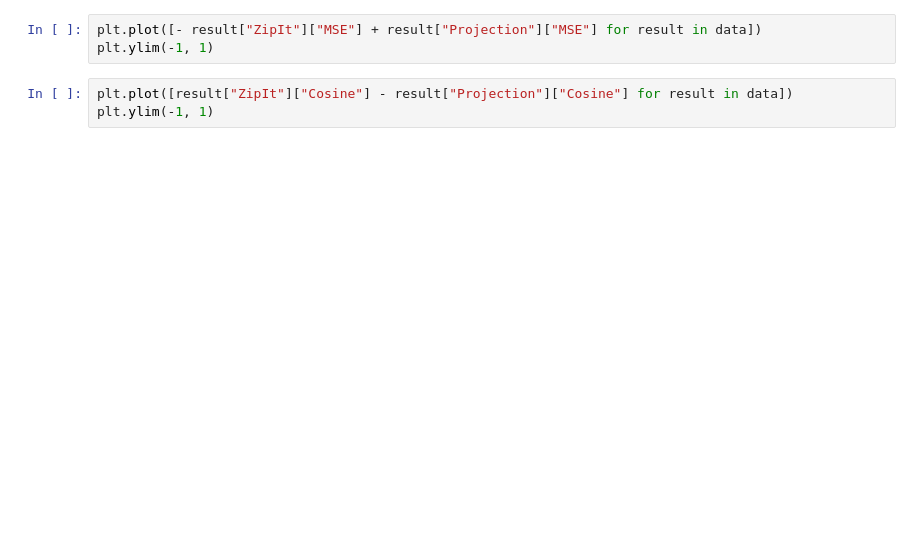
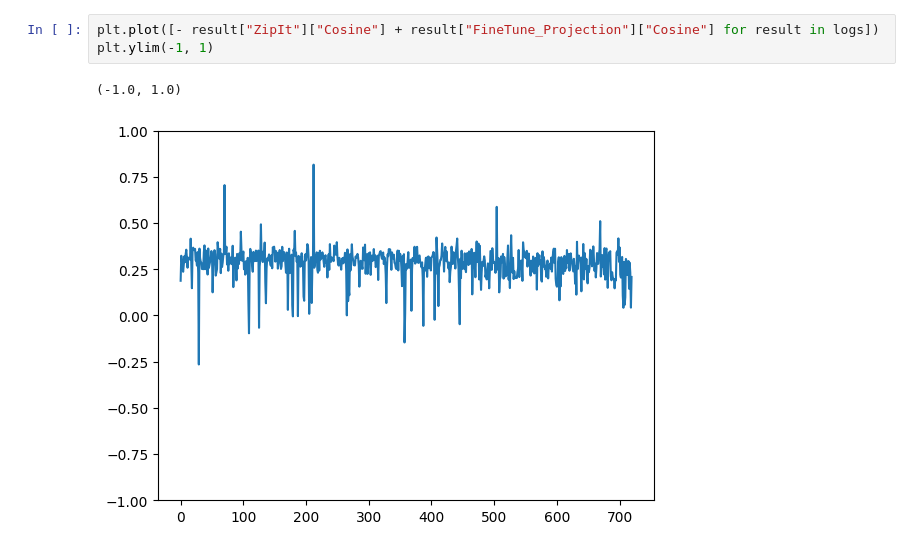
Before and after one commit to CTLab-ITMO/MoE_Optimization, a Jupyter notebook: Qwen_MoE_experts_fusion_experiment/test.ipynb, the cells around one changed output. Saved outputs shown, nothing was run; the diff lists cells and outputs as text; blank space fills up the shorter version.

```diff
--- a/Qwen_MoE_experts_fusion_experiment/test.ipynb
+++ b/Qwen_MoE_experts_fusion_experiment/test.ipynb
@@ -164,6 +258,6 @@ plt.title("Best cosine similarity")
 # %%
-plt.plot([- result["ZipIt"]["MSE"] + result["Projection"]["MSE"] for result in data])
+plt.plot([- result["ZipIt"]["Cosine"] + result["FineTune_Projection"]["Cosine"] for result in logs])
 plt.ylim(-1, 1)
+# %% [output]
+(-1.0, 1.0)
+[figure, added]
-# %%
-plt.plot([result["ZipIt"]["Cosine"] - result["Projection"]["Cosine"] for result in data])
-plt.ylim(-1, 1)
```
Also changed, not shown: parts of 20 cells of this notebook, 3 other files.
